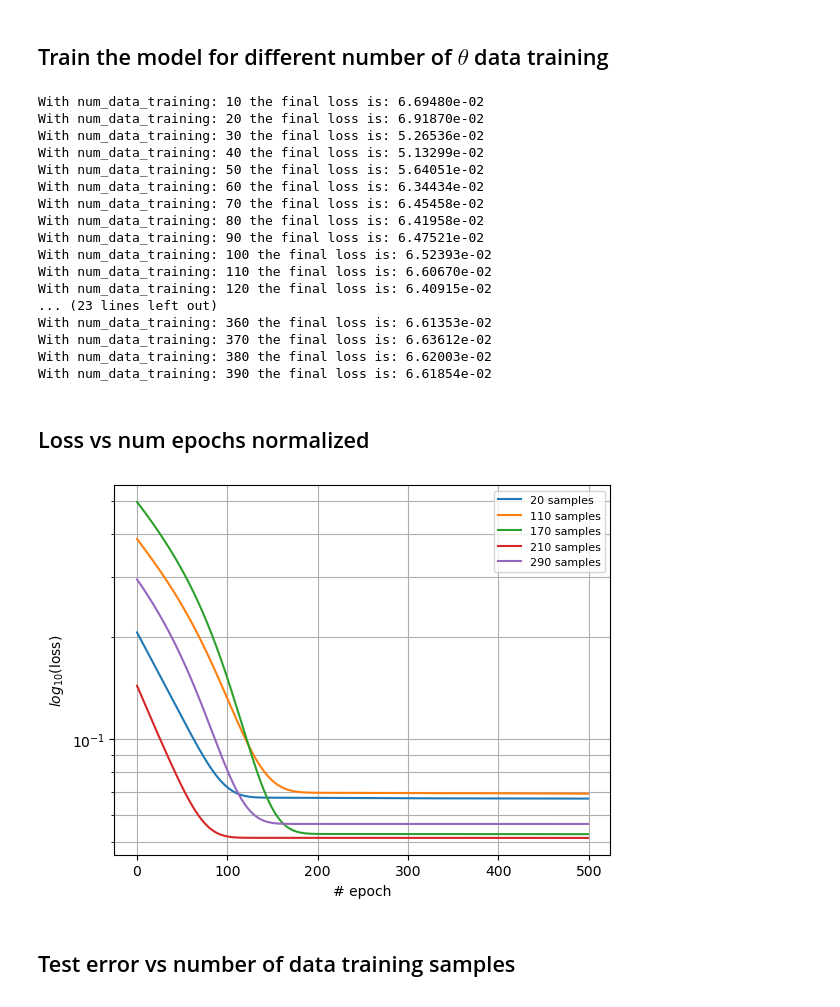
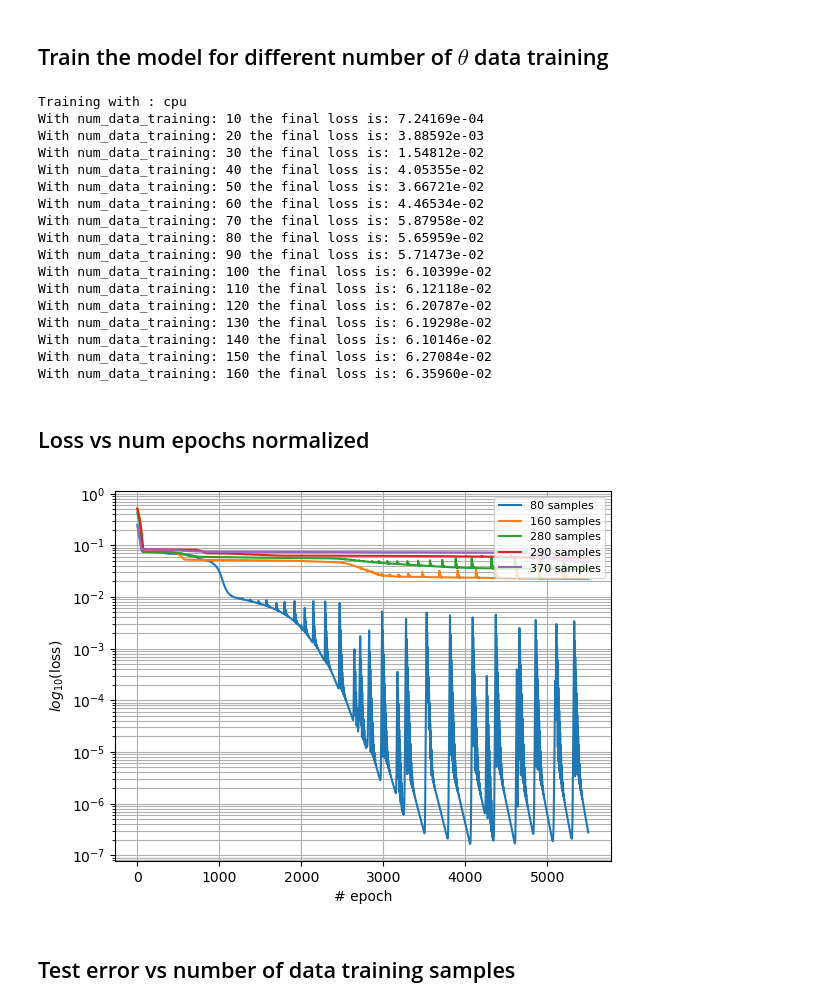
Before and after one commit to mvanzulli/Heat_Transfer_PINN, a Jupyter notebook: playground/Part1.ipynb, the cells around one changed output. Saved outputs shown, nothing was run; the diff lists cells and outputs as text; code cells hidden in the pictures.

```diff
--- a/playground/Part1.ipynb
+++ b/playground/Part1.ipynb
@@ -403,5 +436,5 @@ plt.show()
 # %%
 T_inf = 27 + 273 #in K
 T_b = 127 + 273 #in K
-X_train = np.multiply(np.add(X_train, [-T_inf]), [1/(T_b - T_inf)])
-X_test = np.multiply(np.add(X_test, [-T_inf]), [1/(T_b - T_inf)])
+Theta_train = np.multiply(np.add(X_train, [-T_inf]), [1/(T_b - T_inf)])
+Theta_test = np.multiply(np.add(X_test, [-T_inf]), [1/(T_b - T_inf)])
@@ -446,60 +516,82 @@ plt.show()
 # %% [markdown]
 ## Train the model for different number of  $\theta$ data training
 # %%
+# Paramters to select
+normalization_bool = True
+plot_gif_bool = False
+
+# model hyper-params
+num_epochs = 5500
+num_of_neurons = 32
+num_of_hidden_layers = 6
+
 # range for number of data training
 nun_data_training = range(10,400,10)
 
-# model hyper-params
-num_epochs = 500
-num_of_neurons = 32
-num_of_hidden_layers = 4
-
 # result arrays to be filled
 testing_error = np.zeros(len(nun_data_training))
-elapsed_time = np.zeros_like(testing_error)
+elapsed_time_cpu = np.zeros_like(testing_error)
 loss = np.zeros((len(nun_data_training),num_epochs))
 nets = []
 
+## CPU execution
+device = 'cpu'
+elapsed_time_cpu = np.zeros_like(testing_error)
+
+print("Training with : " + device)
 for i,num_data in enumerate(nun_data_training):
-    loss[i,:], testing_error[i], elapsed_time[i], net = train_test_model(num_data, num_of_neurons, num_of_hidden_layers, num_epochs, X_train, Y_train, X_test, Y_test)
+    loss[i,:], testing_error[i], elapsed_time_cpu[i], net = train_test_model(
+        num_data, num_of_neurons, num_of_hidden_layers, num_epochs, Theta_train, Y_train, Theta_test, Y_test,
+        device, plot_gif_bool, normalization_bool)
     nets.append(net)
+
+
+## CPU execution
+device = 'cuda'
+elapsed_time_gpu = np.zeros_like(testing_error)
+
+print("Training with : " + device)
+for i,num_data in enumerate(nun_data_training):
+    loss[i,:], testing_error[i], elapsed_time_gpu[i], net = train_test_model(
+        num_data, num_of_neurons, num_of_hidden_layers, num_epochs, X_train, Y_train, X_test, Y_test, device)
+    nets.append(net)
 # %% [output]
-With num_data_training: 10 the final loss is: 6.69480e-02
-With num_data_training: 20 the final loss is: 6.91870e-02
-With num_data_training: 30 the final loss is: 5.26536e-02
-With num_data_training: 40 the final loss is: 5.13299e-02
-With num_data_training: 50 the final loss is: 5.64051e-02
-With num_data_training: 60 the final loss is: 6.34434e-02
-With num_data_training: 70 the final loss is: 6.45458e-02
-With num_data_training: 80 the final loss is: 6.41958e-02
-With num_data_training: 90 the final loss is: 6.47521e-02
-With num_data_training: 100 the final loss is: 6.52393e-02
-With num_data_training: 110 the final loss is: 6.60670e-02
-With num_data_training: 120 the final loss is: 6.40915e-02
-... (23 lines left out)
-With num_data_training: 360 the final loss is: 6.61353e-02
-With num_data_training: 370 the final loss is: 6.63612e-02
-With num_data_training: 380 the final loss is: 6.62003e-02
-With num_data_training: 390 the final loss is: 6.61854e-02
+Training with : cpu
+With num_data_training: 10 the final loss is: 7.24169e-04
+With num_data_training: 20 the final loss is: 3.88592e-03
+With num_data_training: 30 the final loss is: 1.54812e-02
+With num_data_training: 40 the final loss is: 4.05355e-02
+With num_data_training: 50 the final loss is: 3.66721e-02
+With num_data_training: 60 the final loss is: 4.46534e-02
+With num_data_training: 70 the final loss is: 5.87958e-02
+With num_data_training: 80 the final loss is: 5.65959e-02
+With num_data_training: 90 the final loss is: 5.71473e-02
+With num_data_training: 100 the final loss is: 6.10399e-02
+With num_data_training: 110 the final loss is: 6.12118e-02
+With num_data_training: 120 the final loss is: 6.20787e-02
+With num_data_training: 130 the final loss is: 6.19298e-02
+With num_data_training: 140 the final loss is: 6.10146e-02
+With num_data_training: 150 the final loss is: 6.27084e-02
+With num_data_training: 160 the final loss is: 6.35960e-02
 # %% [markdown]
 ## Loss vs num epochs normalized
 # %%
-num_data_plot = 6
+num_data_plot = 5
 # pick unique num data point
 num_data_training_rand = np.unique(np.random.choice(nun_data_training, num_data_plot))
 
 for i,num_data_training_plot_case in enumerate(num_data_training_rand):
     label = "{} samples".format(num_data_training_plot_case)
     plt.plot(range(num_epochs), loss[i,:], label=label)
 
 plt.legend(loc='upper right', prop={'size': 8})
 plt.xlabel('# epoch')
 plt.yscale('log')
 plt.ylabel(r'$log_{10}$(loss)')
 plt.grid(True, which="both", ls="-")
 plt.show()
 # %% [output]
-[figure, old version]
+[figure, new version]
 # %% [markdown]
 ## Test error vs number of data training samples
 # %%
```
Also changed, not shown: parts of 42 cells of this notebook, 7 other files.
